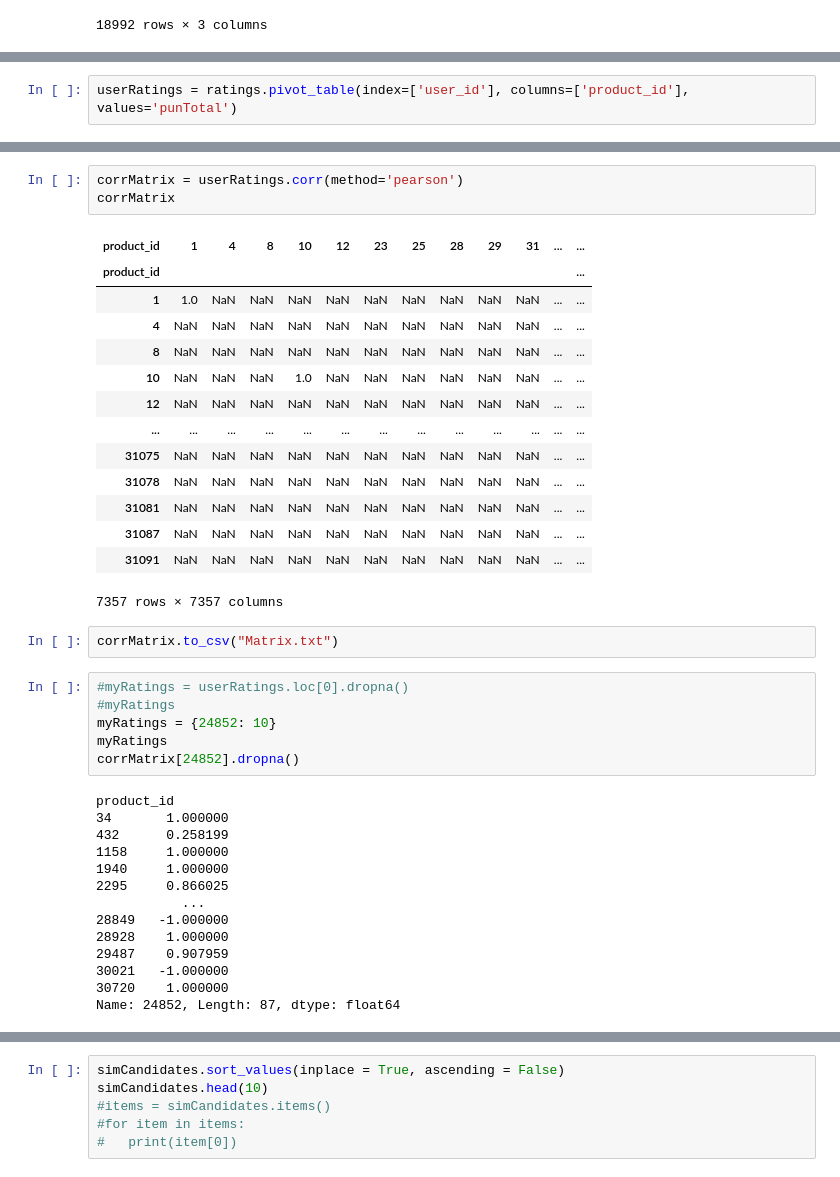
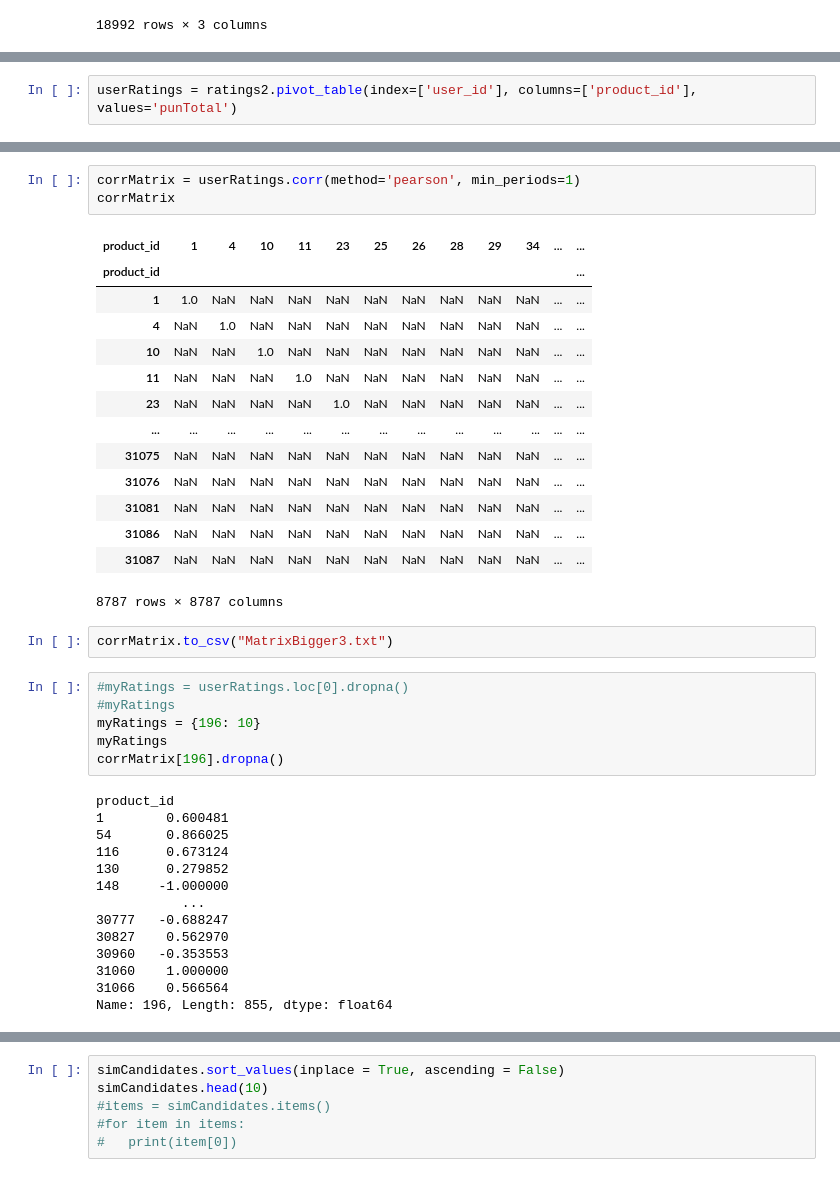
Before and after one commit to JoanSalinas/manducare, a Jupyter notebook: manducareJupyter.ipynb, the cells around one changed output, grey strips where cells are left out. Saved outputs shown, nothing was run; the diff lists cells and outputs as text.

```diff
--- a/manducareJupyter.ipynb
+++ b/manducareJupyter.ipynb
@@ -173,3 +183,3 @@ ratings.groupby('product_id').count().sort_values('user_id')
 # %%
-userRatings = ratings.pivot_table(index=['user_id'], columns=['product_id'], values='punTotal')
+userRatings = ratings2.pivot_table(index=['user_id'], columns=['product_id'], values='punTotal')
 # %%
@@ -191,43 +218,43 @@ Name: 24852, Length: 207, dtype: float64
 # %%
-corrMatrix = userRatings.corr(method='pearson')
+corrMatrix = userRatings.corr(method='pearson', min_periods=1)
 corrMatrix
 # %% [output]
-| product_id | 1 | 4 | 8 | 10 | 12 | 23 | 25 | 28 | 29 | 31 | ... | ... |
+| product_id | 1 | 4 | 10 | 11 | 23 | 25 | 26 | 28 | 29 | 34 | ... | ... |
 | product_id |  |  |  |  |  |  |  |  |  |  |  | ... |
 | 1 | 1.0 | NaN | NaN | NaN | NaN | NaN | NaN | NaN | NaN | NaN | ... | ... |
-| 4 | NaN | NaN | NaN | NaN | NaN | NaN | NaN | NaN | NaN | NaN | ... | ... |
-| 8 | NaN | NaN | NaN | NaN | NaN | NaN | NaN | NaN | NaN | NaN | ... | ... |
-| 10 | NaN | NaN | NaN | 1.0 | NaN | NaN | NaN | NaN | NaN | NaN | ... | ... |
-| 12 | NaN | NaN | NaN | NaN | NaN | NaN | NaN | NaN | NaN | NaN | ... | ... |
+| 4 | NaN | 1.0 | NaN | NaN | NaN | NaN | NaN | NaN | NaN | NaN | ... | ... |
+| 10 | NaN | NaN | 1.0 | NaN | NaN | NaN | NaN | NaN | NaN | NaN | ... | ... |
+| 11 | NaN | NaN | NaN | 1.0 | NaN | NaN | NaN | NaN | NaN | NaN | ... | ... |
+| 23 | NaN | NaN | NaN | NaN | 1.0 | NaN | NaN | NaN | NaN | NaN | ... | ... |
 | ... | ... | ... | ... | ... | ... | ... | ... | ... | ... | ... | ... | ... |
 | 31075 | NaN | NaN | NaN | NaN | NaN | NaN | NaN | NaN | NaN | NaN | ... | ... |
-| 31078 | NaN | NaN | NaN | NaN | NaN | NaN | NaN | NaN | NaN | NaN | ... | ... |
+| 31076 | NaN | NaN | NaN | NaN | NaN | NaN | NaN | NaN | NaN | NaN | ... | ... |
 | 31081 | NaN | NaN | NaN | NaN | NaN | NaN | NaN | NaN | NaN | NaN | ... | ... |
+| 31086 | NaN | NaN | NaN | NaN | NaN | NaN | NaN | NaN | NaN | NaN | ... | ... |
 | 31087 | NaN | NaN | NaN | NaN | NaN | NaN | NaN | NaN | NaN | NaN | ... | ... |
-| 31091 | NaN | NaN | NaN | NaN | NaN | NaN | NaN | NaN | NaN | NaN | ... | ... |
-7357 rows × 7357 columns
+8787 rows × 8787 columns
 # %%
-corrMatrix.to_csv("Matrix.txt")
+corrMatrix.to_csv("MatrixBigger3.txt")
 # %%
 #myRatings = userRatings.loc[0].dropna()
 #myRatings
-myRatings = {24852: 10}
+myRatings = {196: 10}
 myRatings
-corrMatrix[24852].dropna()
+corrMatrix[196].dropna()
 # %% [output]
 product_id
-34       1.000000
-432      0.258199
-1158     1.000000
-1940     1.000000
-2295     0.866025
+1        0.600481
+54       0.866025
+116      0.673124
+130      0.279852
+148     -1.000000
            ...
-28849   -1.000000
-28928    1.000000
-29487    0.907959
-30021   -1.000000
-30720    1.000000
-Name: 24852, Length: 87, dtype: float64
+30777   -0.688247
+30827    0.562970
+30960   -0.353553
+31060    1.000000
+31066    0.566564
+Name: 196, Length: 855, dtype: float64
 # %%
 simCandidates = pd.Series()
 print(simCandidates)
```
Also changed, not shown: parts of 14 cells of this notebook, 1 other file.
